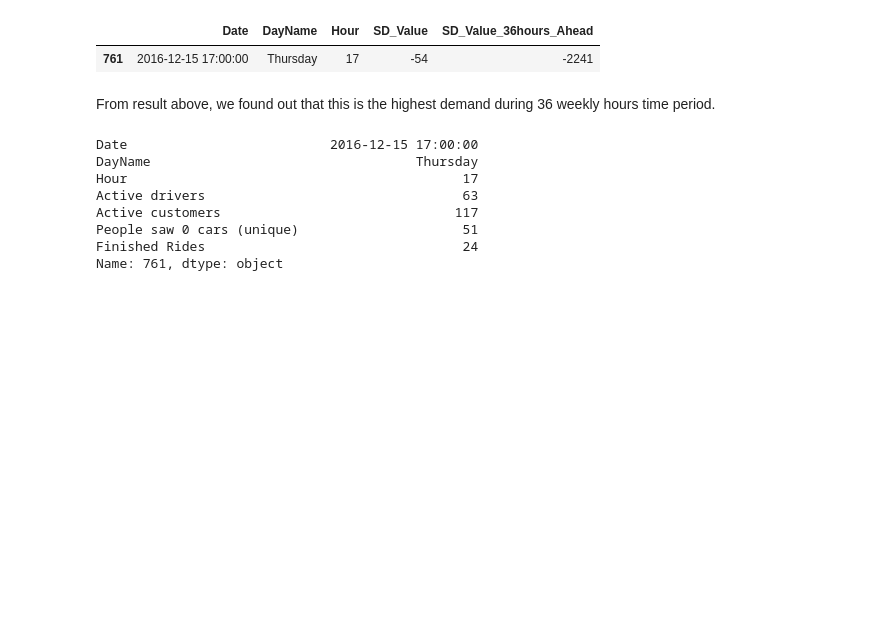
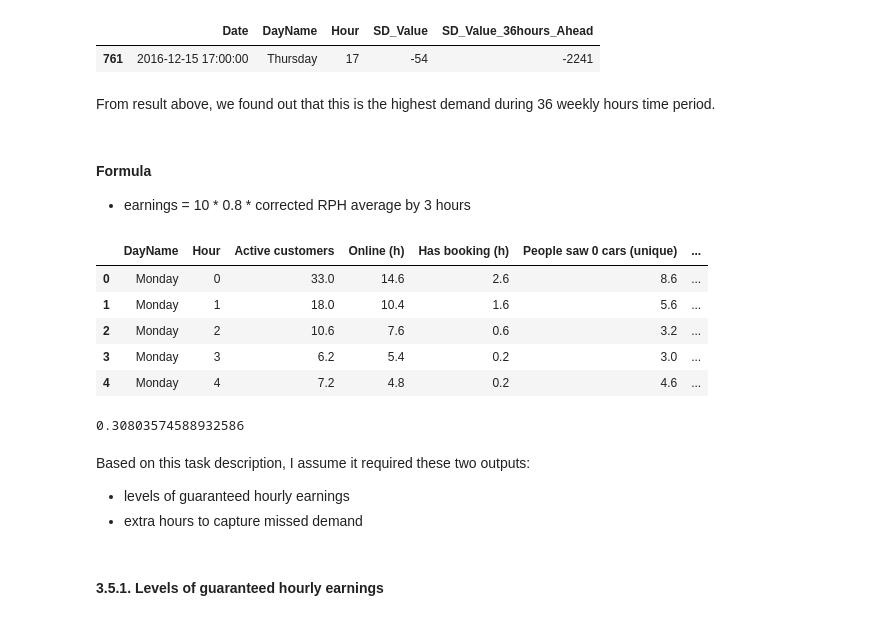
Before and after one commit to enliktjioe/PythonProjects, a Jupyter notebook: Bolt_DA_Test/Supply_and_Demand.ipynb, the cells around one changed output. Cells and saved outputs as stored; diff of their text form; code cells hidden in the pictures; blank space fills up the shorter version.

```diff
--- a/Bolt_DA_Test/Supply_and_Demand.ipynb
+++ b/Bolt_DA_Test/Supply_and_Demand.ipynb
@@ -513,14 +487,3 @@ q1[q1['SD_Value_36hours_Ahead'] == q1['SD_Value_36hours_Ahead'].min()] # using m
 | 761 | 2016-12-15 17:00:00 | Thursday | 17 | -54 | -2241 |
 # %% [markdown]
 From result above, we found out that this is the highest demand during 36 weekly hours time period.
-# %%
-q5.loc[761]
-# %% [output]
-Date                          2016-12-15 17:00:00
-DayName                                  Thursday
-Hour                                           17
-Active drivers                                 63
-Active customers                              117
-People saw 0 cars (unique)                     51
-Finished Rides                                 24
-Name: 761, dtype: object
@@ -533,0 +490,50 @@ earning = 10
+# %% [markdown]
+#### Formula
+- earnings = 10 * 0.8 * corrected RPH average by 3 hours
+# %%
+average_earning_per_trip = 10 # 10EUR average earning per finished rides
+
+## Feature Engineering to calculate updated RPH
+q5['Demand_Rate'] = q5['Finished Rides'] / q5['People saw +1 cars (unique)']
+q5['Missed_Customers'] = q5['People saw 0 cars (unique)'] * q5['Demand_Rate']
+q5['online_hours_per_one_customer'] = q5['Online (h)'] / q5['People saw +1 cars (unique)']
+q5['Missed_Hours'] = q5['online_hours_per_one_customer'] * q5['Missed_Customers']
+q5['Missed_Trips'] = q5['Has booking (h)'] / q5['Finished Rides']
+q5['Updated_RPH'] = (q5['Missed_Trips'] + q5['Finished Rides']) / (q5['Online (h)'] + q5['Missed_Hours'])
+
+total_rows = len(q5.index)
+
+# initial value for new column 'Updated_RPH_over_3hr'
+q5['Updated_RPH_over_3hr'] = 0.0
+for i in range(total_rows):
+    for j in range(i, i+4): # loop until the next 3 hours
+        # only calculate the available rows
+        if j<total_rows:
+            q5['Updated_RPH_over_3hr'][i] += q5['Updated_RPH'][j]
+        else:
+            q5['Updated_RPH_over_3hr'][i] = q5['Updated_RPH'][i]
+
+    # skip the last 3 rows
+    if i<(total_rows-3):
+        q5['Updated_RPH_over_3hr'][i] = q5['Updated_RPH_over_3hr'][i] / 4
+
+q5['Hourly_Earnings'] = average_earning_per_trip * q5['Updated_RPH_over_3hr']
+q5.head()
+# %% [output]
+|  | DayName | Hour | Active customers | Online (h) | Has booking (h) | People saw 0 cars (unique) | ... |
+| 0 | Monday | 0 | 33.0 | 14.6 | 2.6 | 8.6 | ... |
+| 1 | Monday | 1 | 18.0 | 10.4 | 1.6 | 5.6 | ... |
+| 2 | Monday | 2 | 10.6 | 7.6 | 0.6 | 3.2 | ... |
+| 3 | Monday | 3 | 6.2 | 5.4 | 0.2 | 3.0 | ... |
+| 4 | Monday | 4 | 7.2 | 4.8 | 0.2 | 4.6 | ... |
+# %%
+## validation of the result "Updated_RPH_over_3hr"
+(q5['Updated_RPH'][0] + q5['Updated_RPH'][1] + q5['Updated_RPH'][2] + q5['Updated_RPH'][3])/4
+# %% [output]
+0.30803574588932586
+# %% [markdown]
+Based on this task description, I assume it required these two outputs:
+- levels of guaranteed hourly earnings
+- extra hours to capture missed demand
+# %% [markdown]
+#### 3.5.1. Levels of guaranteed hourly earnings
```
Also changed, not shown: parts of 27 cells of this notebook.
